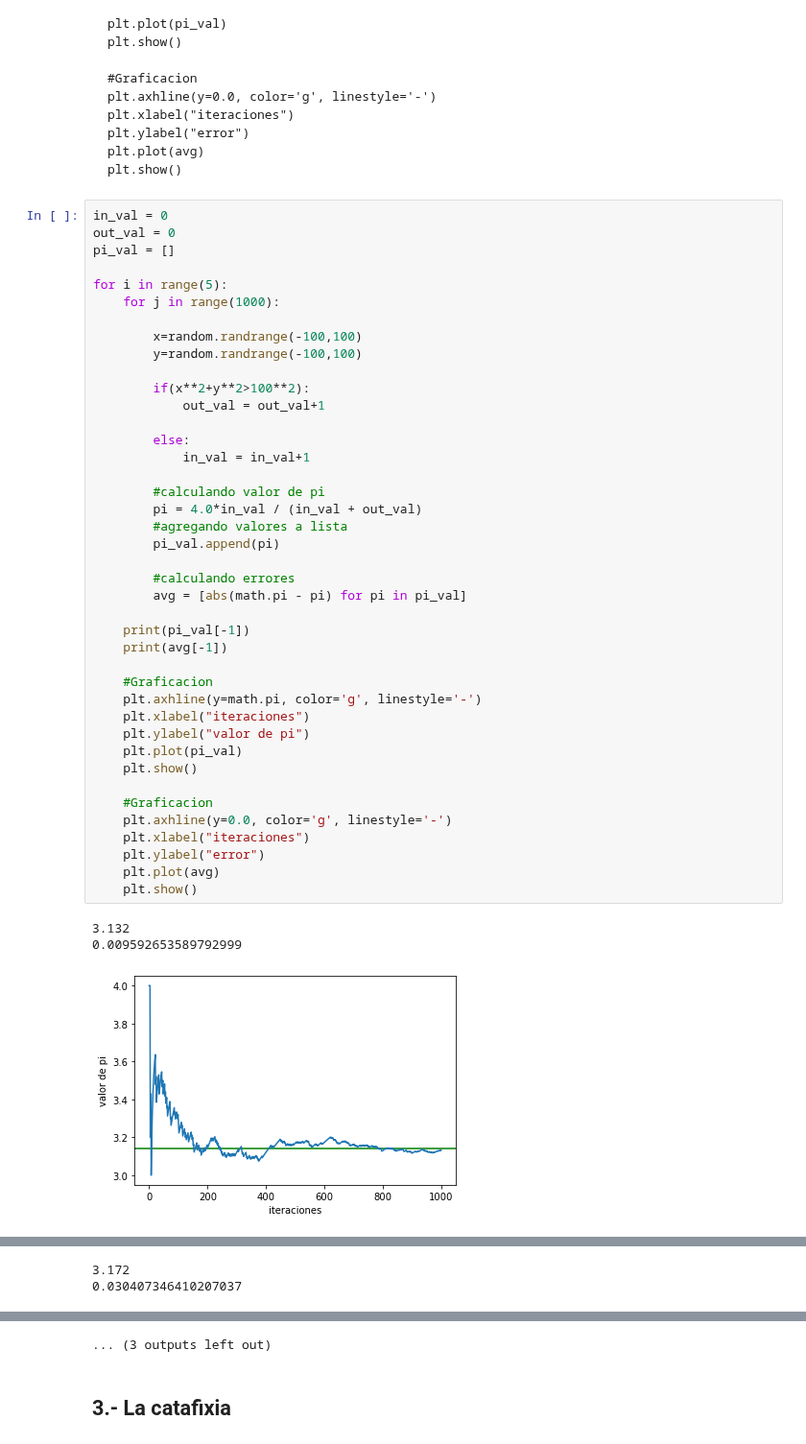
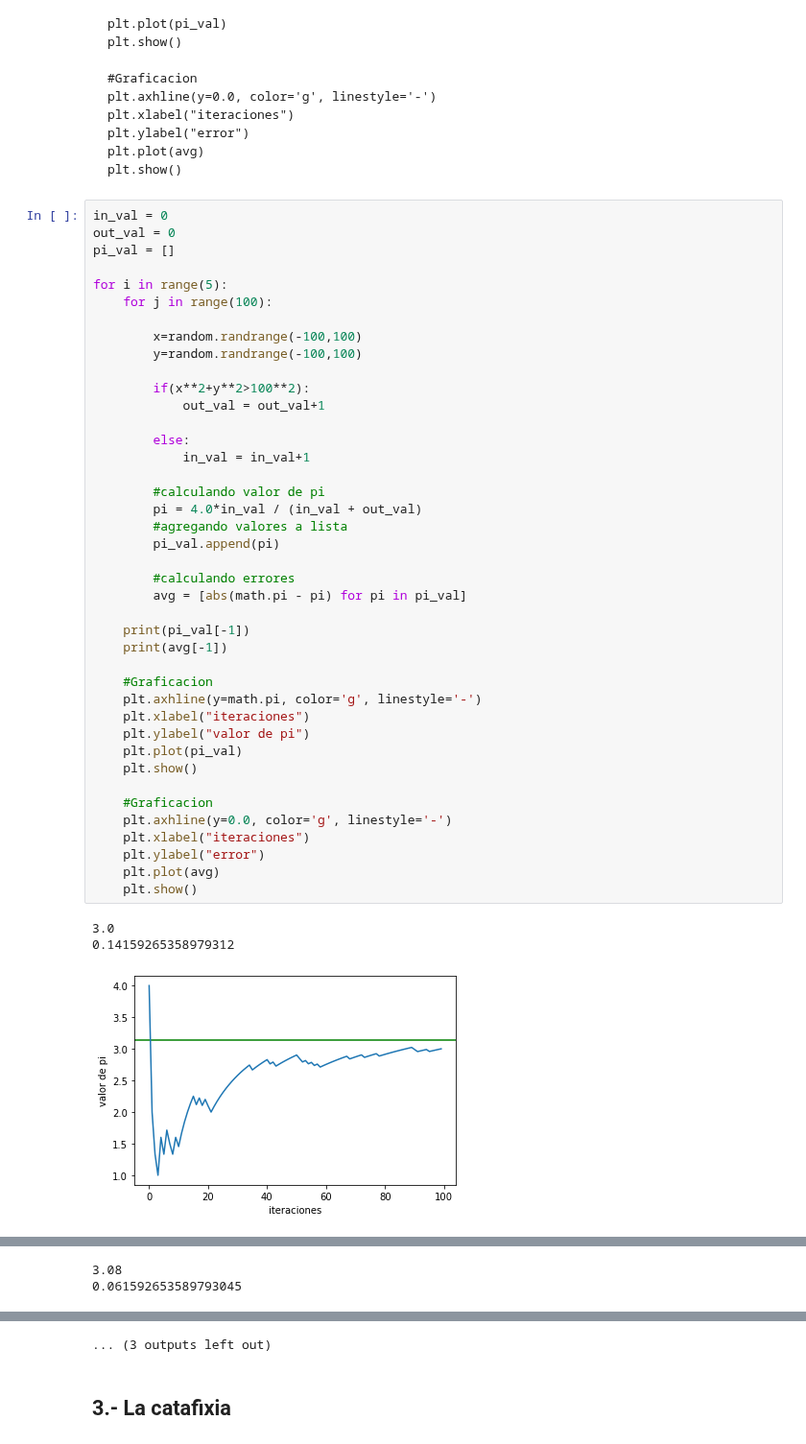
Before and after one commit to DCDPUAEM/DCDP, a Jupyter notebook: Tema_2_AnalisisEstadistico/notebook/3_MC_Estacionario_ejemplos.ipynb, the cells around one changed output, grey strips where cells are left out. Shown at 96% size. Saved outputs shown, nothing was run; the diff lists cells and outputs as text.

```diff
--- a/Tema_2_AnalisisEstadistico/notebook/3_MC_Estacionario_ejemplos.ipynb
+++ b/Tema_2_AnalisisEstadistico/notebook/3_MC_Estacionario_ejemplos.ipynb
@@ -165,7 +165,7 @@ out_val = 0
 pi_val = []
 
 for i in range(5):
-    for j in range(1000):
+    for j in range(100):
 
         x=random.randrange(-100,100)
         y=random.randrange(-100,100)
@@ -174,33 +174,33 @@ for i in range(5):
             out_val = out_val+1
 
         else:
             in_val = in_val+1
 
         #calculando valor de pi
         pi = 4.0*in_val / (in_val + out_val)
         #agregando valores a lista
         pi_val.append(pi)
 
         #calculando errores
         avg = [abs(math.pi - pi) for pi in pi_val]
 
     print(pi_val[-1])
     print(avg[-1])
 
     #Graficacion
     plt.axhline(y=math.pi, color='g', linestyle='-')
     plt.xlabel("iteraciones")
     plt.ylabel("valor de pi")
     plt.plot(pi_val)
     plt.show()
 
     #Graficacion
     plt.axhline(y=0.0, color='g', linestyle='-')
     plt.xlabel("iteraciones")
     plt.ylabel("error")
     plt.plot(avg)
     plt.show()
 # %% [output]
-3.132
-0.009592653589792999
+3.0
+0.14159265358979312
-[figure, old version]
+[figure, new version]
@@ -208,2 +208,2 @@ for i in range(5):
-3.172
-0.030407346410207037
+3.08
+0.061592653589793045
```
Also changed, not shown: parts of 20 cells of this notebook.
